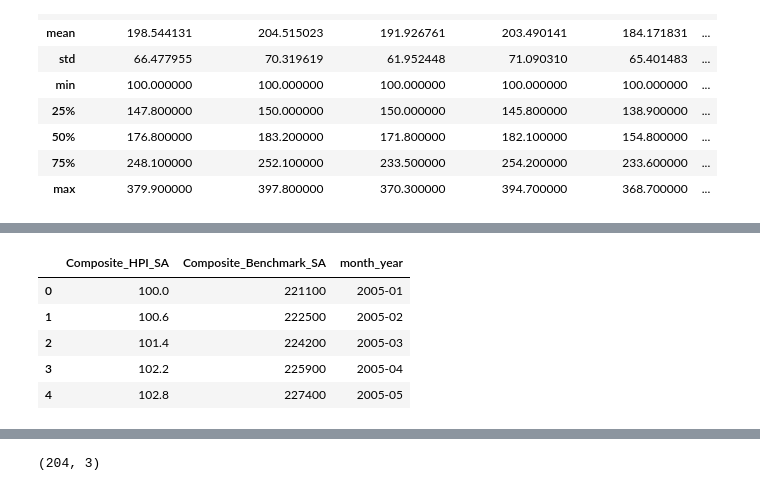
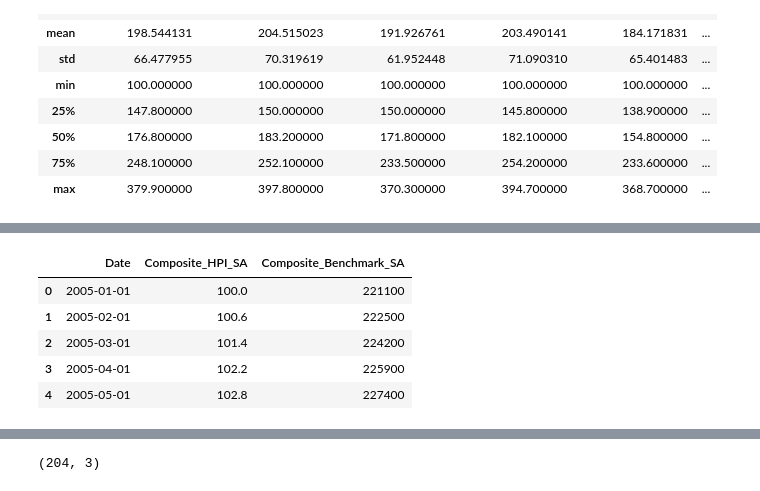
Before and after one commit to sirjanashrestha/Housing_Price_Analysis, a Jupyter notebook: EDA.ipynb, the cells around one changed output, grey strips where cells are left out. Saved outputs shown, nothing was run; the diff lists cells and outputs as text; code cells hidden in the pictures.

```diff
--- a/EDA.ipynb
+++ b/EDA.ipynb
@@ -181,7 +157,3 @@ df.describe()
 | 50% | 176.800000 | 183.200000 | 171.800000 | 182.100000 | 154.800000 | ... |
 | 75% | 248.100000 | 252.100000 | 233.500000 | 254.200000 | 233.600000 | ... |
 | max | 379.900000 | 397.800000 | 370.300000 | 394.700000 | 368.700000 | ... |
-# %%
-# Extract only date and month from the date
-df['month_year'] = df['Date'].dt.to_period('M')
-df.head()
@@ -195,11 +160,11 @@ df.head()
 # %%
 # Drop unncessary columns
-df =df.drop(columns=['Date','Single_Family_HPI_SA','One_Storey_HPI_SA','Two_Storey_HPI_SA','Townhouse_HPI_SA','Apartment_HPI_SA','Single_Family_Benchmark_SA','One_Storey_Benchmark_SA','Two_Storey_Benchmark_SA','Townhouse_Benchmark_SA','Apartment_Benchmark_SA'])
+df =df.drop(columns=['Single_Family_HPI_SA','One_Storey_HPI_SA','Two_Storey_HPI_SA','Townhouse_HPI_SA','Apartment_HPI_SA','Single_Family_Benchmark_SA','One_Storey_Benchmark_SA','Two_Storey_Benchmark_SA','Townhouse_Benchmark_SA','Apartment_Benchmark_SA'])
 df.head()
 # %% [output]
-|  | Composite_HPI_SA | Composite_Benchmark_SA | month_year |
-| 0 | 100.0 | 221100 | 2005-01 |
-| 1 | 100.6 | 222500 | 2005-02 |
-| 2 | 101.4 | 224200 | 2005-03 |
-| 3 | 102.2 | 225900 | 2005-04 |
-| 4 | 102.8 | 227400 | 2005-05 |
+|  | Date | Composite_HPI_SA | Composite_Benchmark_SA |
+| 0 | 2005-01-01 | 100.0 | 221100 |
+| 1 | 2005-02-01 | 100.6 | 222500 |
+| 2 | 2005-03-01 | 101.4 | 224200 |
+| 3 | 2005-04-01 | 102.2 | 225900 |
+| 4 | 2005-05-01 | 102.8 | 227400 |
```
Also changed, not shown: parts of 17 cells of this notebook.
